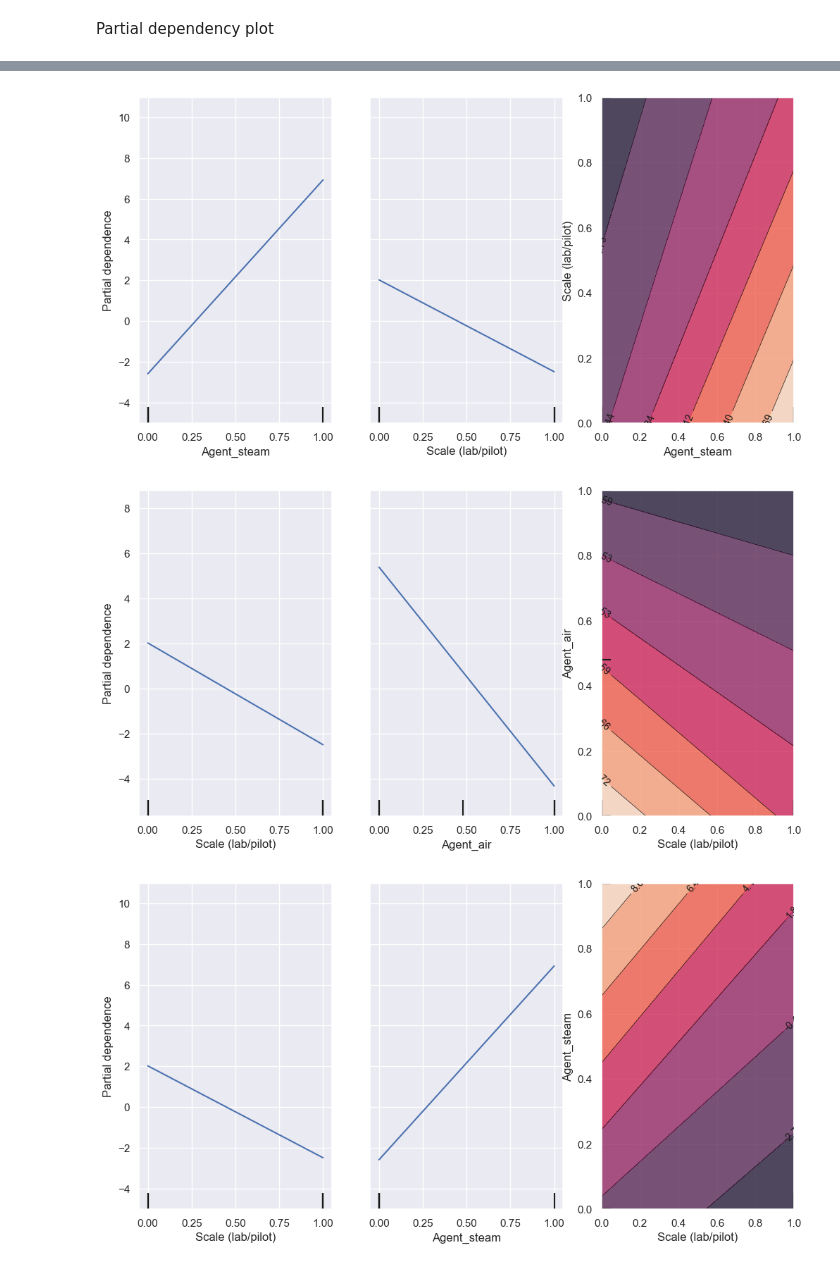
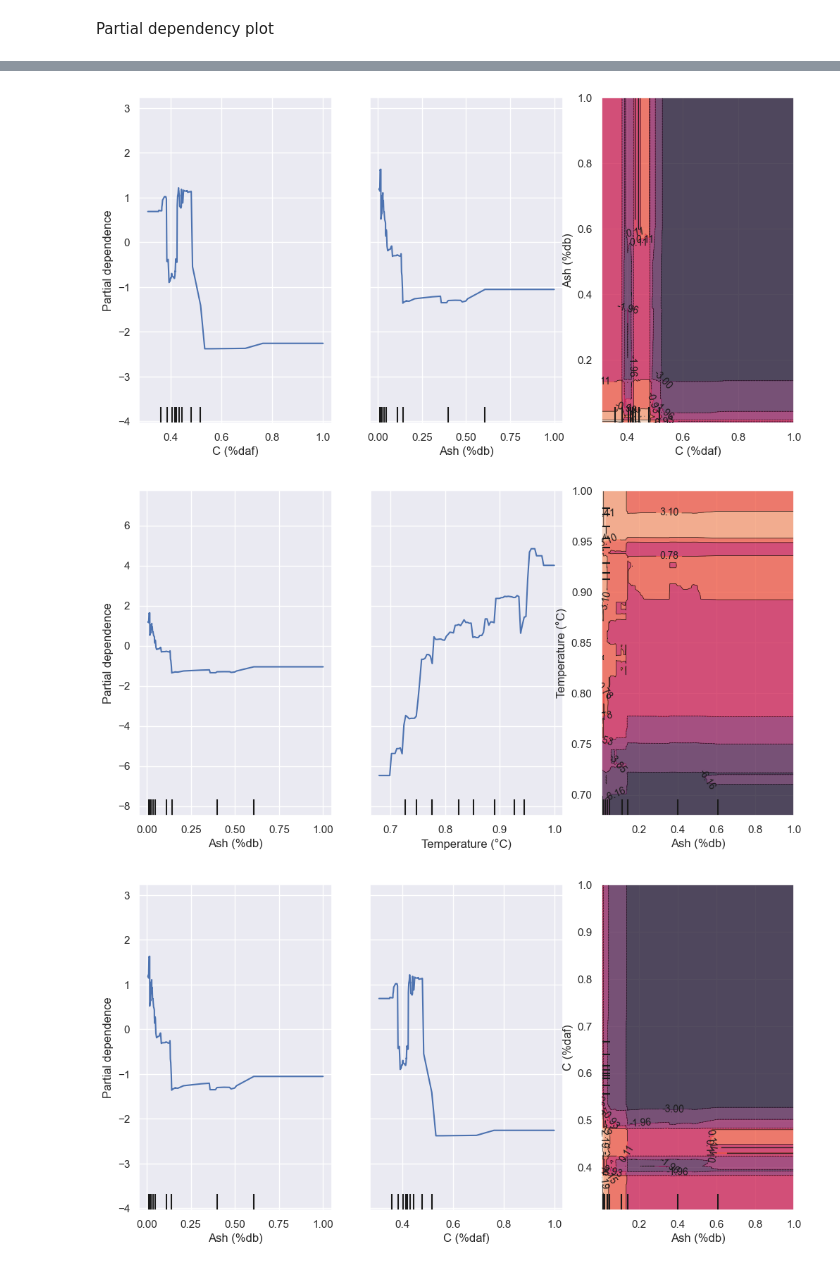
Before and after one commit to kittyoomm/Biomass-Gasification, a Jupyter notebook: ML_Biomass_gasification.ipynb, the cells around one changed output, grey strips where cells are left out. Drawn from its saved outputs; the diff is of its cells as text; code cells hidden in the pictures.

```diff
--- a/ML_Biomass_gasification.ipynb
+++ b/ML_Biomass_gasification.ipynb
@@ -602,9 +575,9 @@ MSE: 433.51
 -----------------------------
 # %%
-for model in ['H2 (% db)', 'CO2 (% db)', 'Tar (g/Nm3)']:
+for model in ['H2 (% db)', 'CO2 (% db)','CO (% db)',  'Tar (g/Nm3)']:
   fig, ax1 = plt.subplots(figsize=(10,10))
-  ax1.scatter(Y_train_pretreated[model], Predict_train[model], color='blue', label='train')
-  ax1.scatter(Y_test_pretreated[model], Predict_test[model], color='red', label='test')
+  ax1.scatter(Y_train_pretreated[model], Predict_ADA_train[model], color='blue', label='train')
+  ax1.scatter(Y_test_pretreated[model], Predict_ADA_test[model], color='red', label='test')
   #ax1.plot([0,0], [1,1], 'r--', label='Ideal fit')
   ax1.set_xlabel('Actual Values')
   ax1.set_ylabel('Predicted Values')
@@ -624,12 +642,12 @@ for model in ['H2 (% db)', 'CO2 (% db)', 'Tar (g/Nm3)']:
 # %% [markdown]
 SHAP Analysis
 # %%
-def SHAP(model_list, train, test):
+def SHAP(model_list: list, train, test):
     list=[]
     for i in range(len(model_list)):
         # Execute SHAP anlysis and get shap values
+        df = pd.concat([train, test], axis=1)
         shap_explainer = shap.TreeExplainer(model_list[i])
-        df = pd.concat([train, test], axis=1)
         shap_values = shap_explainer.shap_values(df)
 
         #Plot of SHAP
@@ -641,17 +659,26 @@ def SHAP(model_list, train, test):
         feature_importance = np.abs(shap_values).mean(axis=0)
 
         # Get the indices of the 5 most important features
-        top_features = np.argsort(feature_importance)[-3:][::-1]
+        top_features = np.argsort(feature_importance)[-10:][::-1]
 
-        # Get feature names
-        feature_names = X_train.columns
-
-        list.append(top_features.tolist())
+        columns = ['Particle size (mm)', 'LHV (MJ/kg wb)', 'C (%daf)', 'H ($daf)', 'O (%daf)', 'N (%daf)', 'S (%daf)', 'Ash (%db)', 'Moisture (%wb)', 'Temperature (°C)', 'ER']
+        count=0
+        top = []
+        for i in top_features.tolist():
+            if count >= 3:
+                break
+            else:
+                if X_train.columns[i] in columns:
+                    count += 1
+                    top.append(i)
+                else:
+                    continue
+        list.append(top)
 
     return list
 # %% [markdown]
 SHAP analysis of GBR
 # %%
-GBR_list = [model_GBR_H2, model_GBR_CO2, model_GBR_CO, model_GBR_Tar]
-GBR_top_list = SHAP(GBR_list, X_train, X_test_pretreated)
+GBR_model = [model_GBR_H2, model_GBR_CO2, model_GBR_CO, model_GBR_Tar]
+SHAP_top_list = SHAP(GBR_model, X_train, X_test_pretreated)
 # %% [output]
@@ -681,8 +708,8 @@ Partial dependency plot
 # %%
 def PDP(model_list,X):
     for i  in range(len(model_list)):
-        for a in GBR_top_list[i]:
-            for b in GBR_top_list[i]:
+        for a in SHAP_top_list[i]:
+            for b in SHAP_top_list[i]:
                 if b == a:
                     continue
                 else:
@@ -690,7 +717,7 @@ def PDP(model_list,X):
                     fig, ax = plt.subplots(figsize=(12, 6))
                     PartialDependenceDisplay.from_estimator(model_list[i], X, features, ax=ax)
 # %%
-print(GBR_top_list)
+print(SHAP_top_list)
 
-PDP(GBR_list, X_train)
+PDP(GBR_model, X_train)
 # %% [output]
@@ -701,3 +728,3 @@ PDP(GBR_list, X_train)
-[figure, old version]
+[figure, new version]
-[figure, old version]
+[figure, new version]
-[figure, old version]
+[figure, new version]
```
Also changed, not shown: parts of 31 cells of this notebook, 1 other file.
